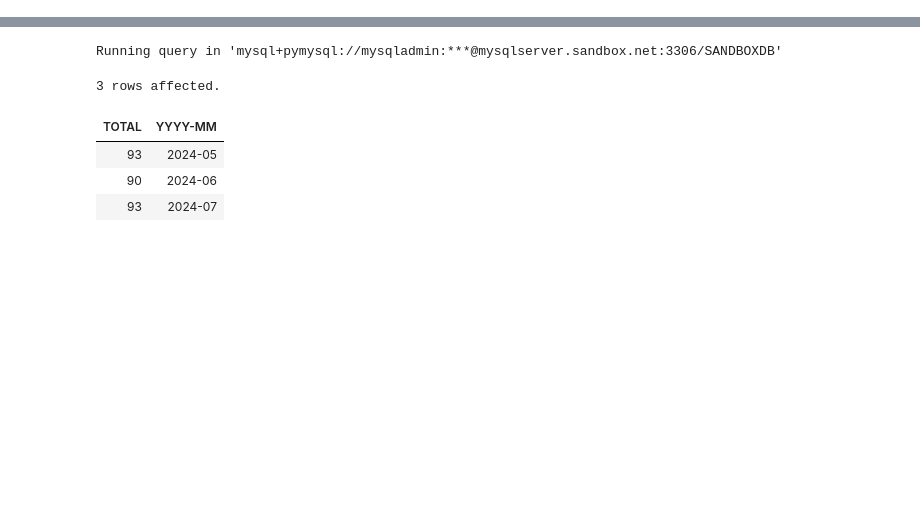
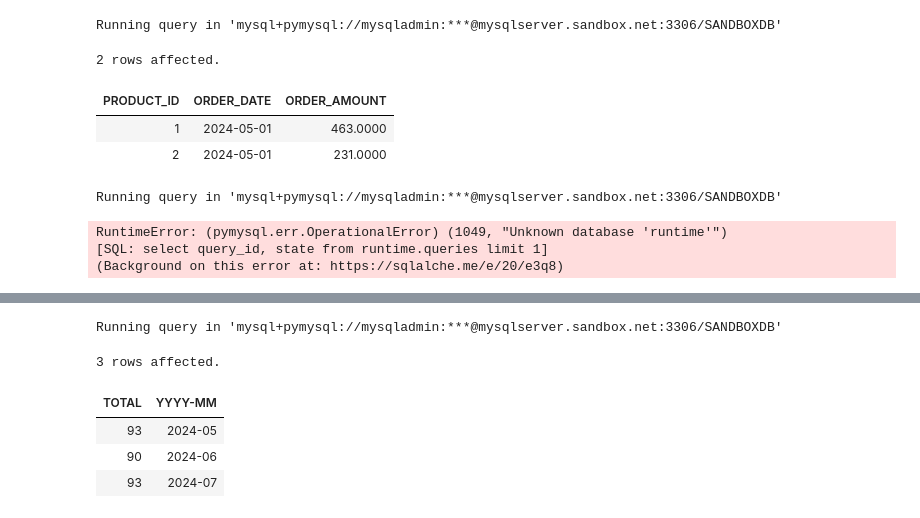
Before and after one commit to brijeshdhaker/bd-notebooks-module, a Jupyter notebook: notebooks/mysql/order_price_analysis.ipynb, the cells around one changed output, grey strips where cells are left out. Cells and saved outputs as stored; diff of their text form; code cells hidden in the pictures; blank space fills up the shorter version.

```diff
--- a/notebooks/mysql/order_price_analysis.ipynb
+++ b/notebooks/mysql/order_price_analysis.ipynb
@@ -104,0 +188,20 @@ Running query in 'mysql+pymysql://mysqladmin:***@mysqlserver.sandbox.net:3306/SA
+# %%
+%%sql result_set <<
+SELECT * FROM `ORDERS`
+LIMIT 2
+# %% [output]
+Running query in 'mysql+pymysql://mysqladmin:***@mysqlserver.sandbox.net:3306/SANDBOXDB'
+2 rows affected.
+# %%
+result_set
+# %% [output]
+| PRODUCT_ID | ORDER_DATE | ORDER_AMOUNT |
+| 1 | 2024-05-01 | 463.0000 |
+| 2 | 2024-05-01 | 231.0000 |
+# %%
+result = %sql select query_id, state from runtime.queries limit 1
+# %% [output]
+Running query in 'mysql+pymysql://mysqladmin:***@mysqlserver.sandbox.net:3306/SANDBOXDB'
+RuntimeError: (pymysql.err.OperationalError) (1049, "Unknown database 'runtime'")
+[SQL: select query_id, state from runtime.queries limit 1]
+(Background on this error at: https://sqlalche.me/e/20/e3q8)
```
Also changed, not shown: parts of 26 cells of this notebook, 10 other files.
